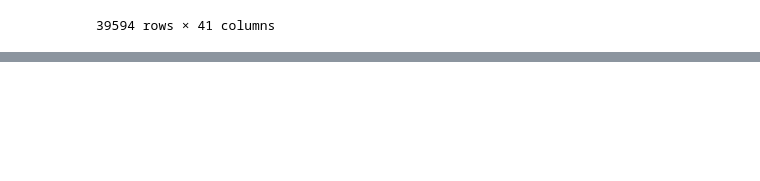
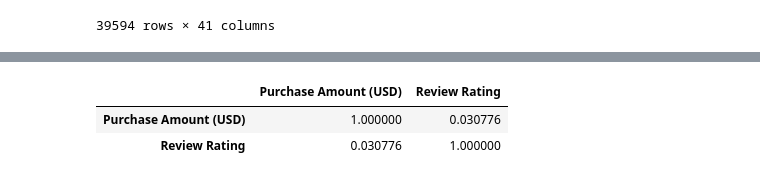
Before and after one commit to tikaaltiorasitanggang/certan, a Jupyter notebook: Week 2/tugas_42324025_TikaAltioraSitanggang_W02S02.ipynb, the cells around one changed output, grey strips where cells are left out. Cells and saved outputs as stored; diff of their text form; code cells hidden in the pictures; blank space fills up the shorter version.

```diff
--- a/Week 2/tugas_42324025_TikaAltioraSitanggang_W02S02.ipynb
+++ b/Week 2/tugas_42324025_TikaAltioraSitanggang_W02S02.ipynb
@@ -20,0 +115,8 @@ df
+# %%
+df_customer[
+    ['Purchase Amount (USD)', 'Review Rating']
+].corr()
+# %% [output]
+|  | Purchase Amount (USD) | Review Rating |
+| Purchase Amount (USD) | 1.000000 | 0.030776 |
+| Review Rating | 0.030776 | 1.000000 |
```
Also changed, not shown: parts of 8 cells of this notebook.
